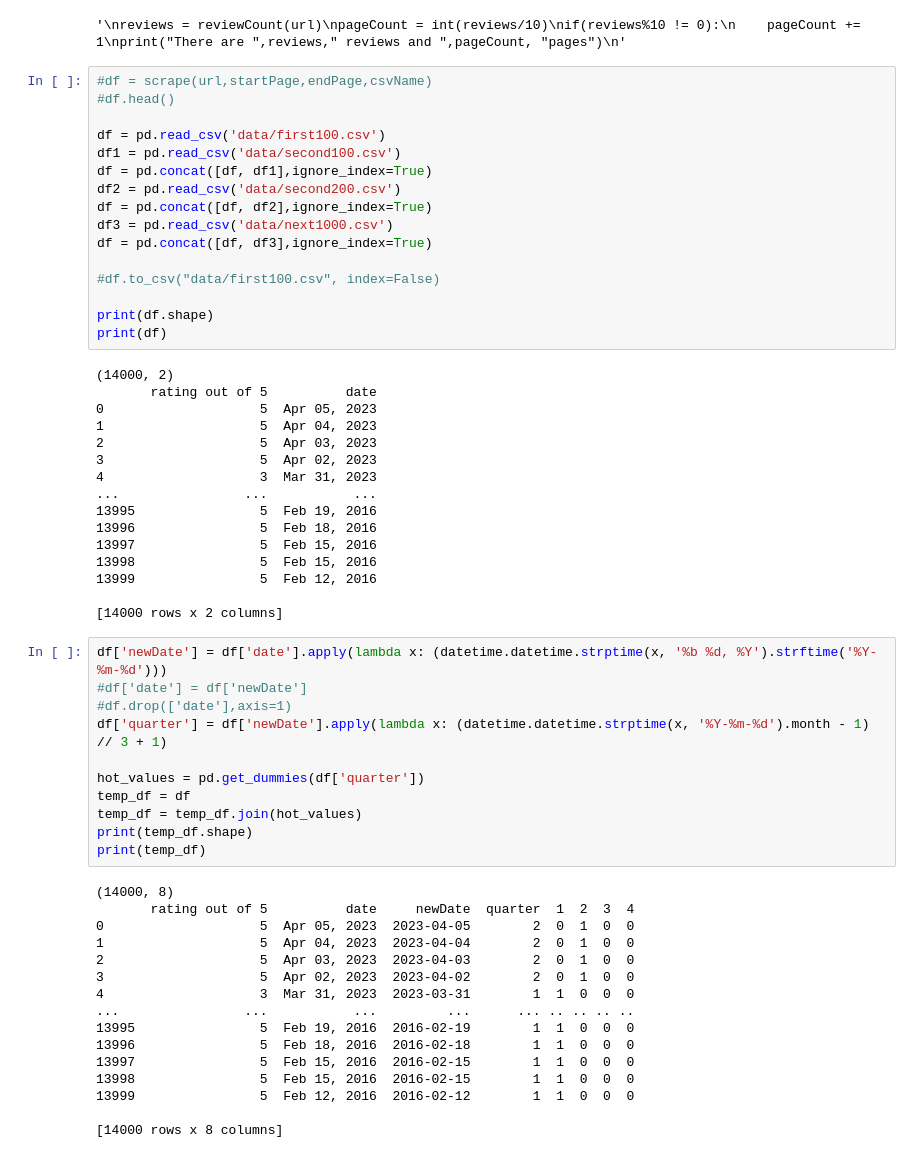
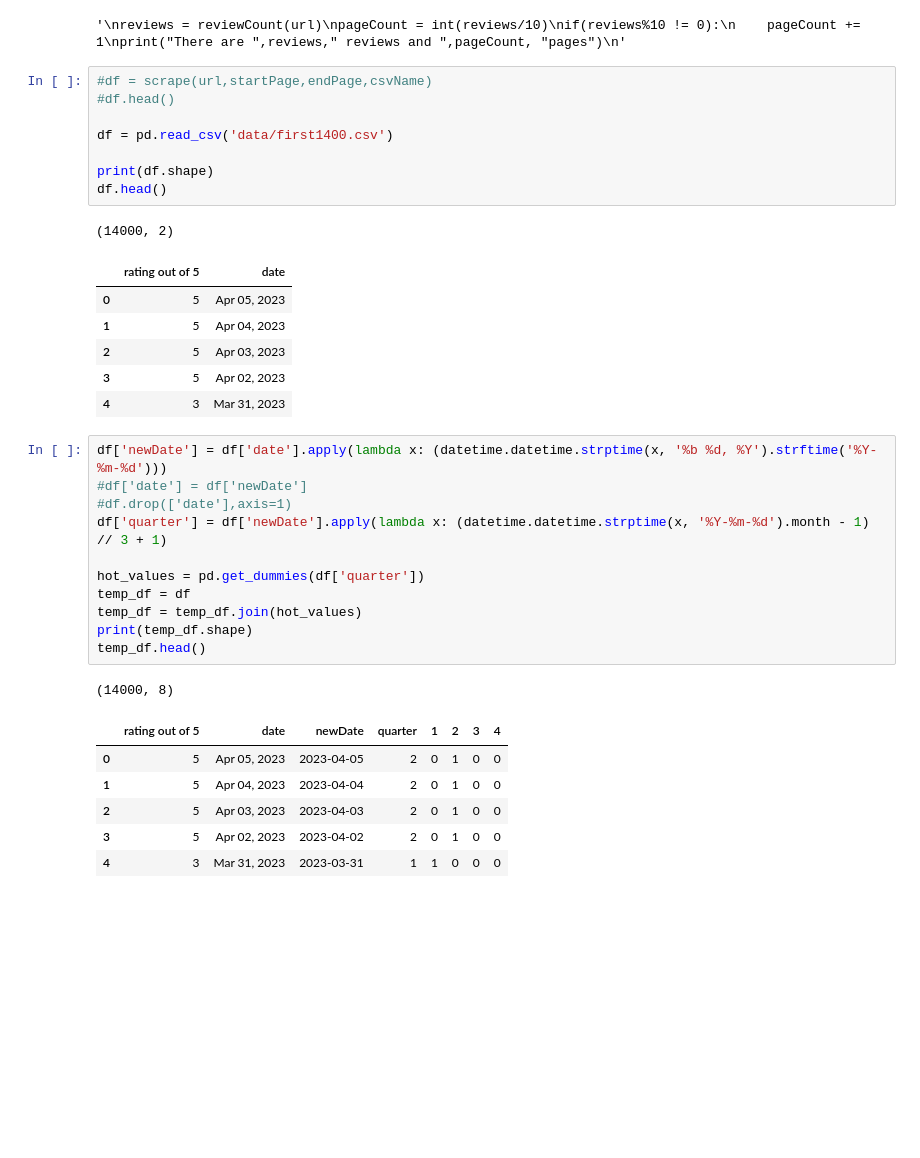
Before and after one commit to wweinel/PersonalProject, a Jupyter notebook: upstAnalysis.ipynb, the cells around one changed output. Saved outputs shown, nothing was run; the diff lists cells and outputs as text; blank space fills up the shorter version.

```diff
--- a/upstAnalysis.ipynb
+++ b/upstAnalysis.ipynb
@@ -38,61 +38,37 @@ print("There are ",reviews," reviews and ",pageCount, "pages")
 #df = scrape(url,startPage,endPage,csvName)
 #df.head()
 
-df = pd.read_csv('data/first100.csv')
-df1 = pd.read_csv('data/second100.csv')
-df = pd.concat([df, df1],ignore_index=True)
-df2 = pd.read_csv('data/second200.csv')
-df = pd.concat([df, df2],ignore_index=True)
-df3 = pd.read_csv('data/next1000.csv')
-df = pd.concat([df, df3],ignore_index=True)
-
-#df.to_csv("data/first100.csv", index=False)
+df = pd.read_csv('data/first1400.csv')
 
 print(df.shape)
-print(df)
+df.head()
 # %% [output]
 (14000, 2)
-       rating out of 5          date
-0                    5  Apr 05, 2023
-1                    5  Apr 04, 2023
-2                    5  Apr 03, 2023
-3                    5  Apr 02, 2023
-4                    3  Mar 31, 2023
-...                ...           ...
-13995                5  Feb 19, 2016
-13996                5  Feb 18, 2016
-13997                5  Feb 15, 2016
-13998                5  Feb 15, 2016
-13999                5  Feb 12, 2016
-
-[14000 rows x 2 columns]
+|  | rating out of 5 | date |
+| 0 | 5 | Apr 05, 2023 |
+| 1 | 5 | Apr 04, 2023 |
+| 2 | 5 | Apr 03, 2023 |
+| 3 | 5 | Apr 02, 2023 |
+| 4 | 3 | Mar 31, 2023 |
 # %%
 df['newDate'] = df['date'].apply(lambda x: (datetime.datetime.strptime(x, '%b %d, %Y').strftime('%Y-%m-%d')))
 #df['date'] = df['newDate']
 #df.drop(['date'],axis=1)
 df['quarter'] = df['newDate'].apply(lambda x: (datetime.datetime.strptime(x, '%Y-%m-%d').month - 1) // 3 + 1)
 
 hot_values = pd.get_dummies(df['quarter'])
 temp_df = df
 temp_df = temp_df.join(hot_values)
 print(temp_df.shape)
-print(temp_df)
+temp_df.head()
 # %% [output]
 (14000, 8)
-       rating out of 5          date     newDate  quarter  1  2  3  4
-0                    5  Apr 05, 2023  2023-04-05        2  0  1  0  0
-1                    5  Apr 04, 2023  2023-04-04        2  0  1  0  0
-2                    5  Apr 03, 2023  2023-04-03        2  0  1  0  0
-3                    5  Apr 02, 2023  2023-04-02        2  0  1  0  0
-4                    3  Mar 31, 2023  2023-03-31        1  1  0  0  0
-...                ...           ...         ...      ... .. .. .. ..
-13995                5  Feb 19, 2016  2016-02-19        1  1  0  0  0
-13996                5  Feb 18, 2016  2016-02-18        1  1  0  0  0
-13997                5  Feb 15, 2016  2016-02-15        1  1  0  0  0
-13998                5  Feb 15, 2016  2016-02-15        1  1  0  0  0
-13999                5  Feb 12, 2016  2016-02-12        1  1  0  0  0
-
-[14000 rows x 8 columns]
+|  | rating out of 5 | date | newDate | quarter | 1 | 2 | 3 | 4 |
+| 0 | 5 | Apr 05, 2023 | 2023-04-05 | 2 | 0 | 1 | 0 | 0 |
+| 1 | 5 | Apr 04, 2023 | 2023-04-04 | 2 | 0 | 1 | 0 | 0 |
+| 2 | 5 | Apr 03, 2023 | 2023-04-03 | 2 | 0 | 1 | 0 | 0 |
+| 3 | 5 | Apr 02, 2023 | 2023-04-02 | 2 | 0 | 1 | 0 | 0 |
+| 4 | 3 | Mar 31, 2023 | 2023-03-31 | 1 | 1 | 0 | 0 | 0 |
 # %%
 df = temp_df.drop(['date','quarter'],axis=1)
 df = df.rename(columns={'newDate': 'date'})
```
Also changed, not shown: parts of 5 cells of this notebook, 6 other files.
